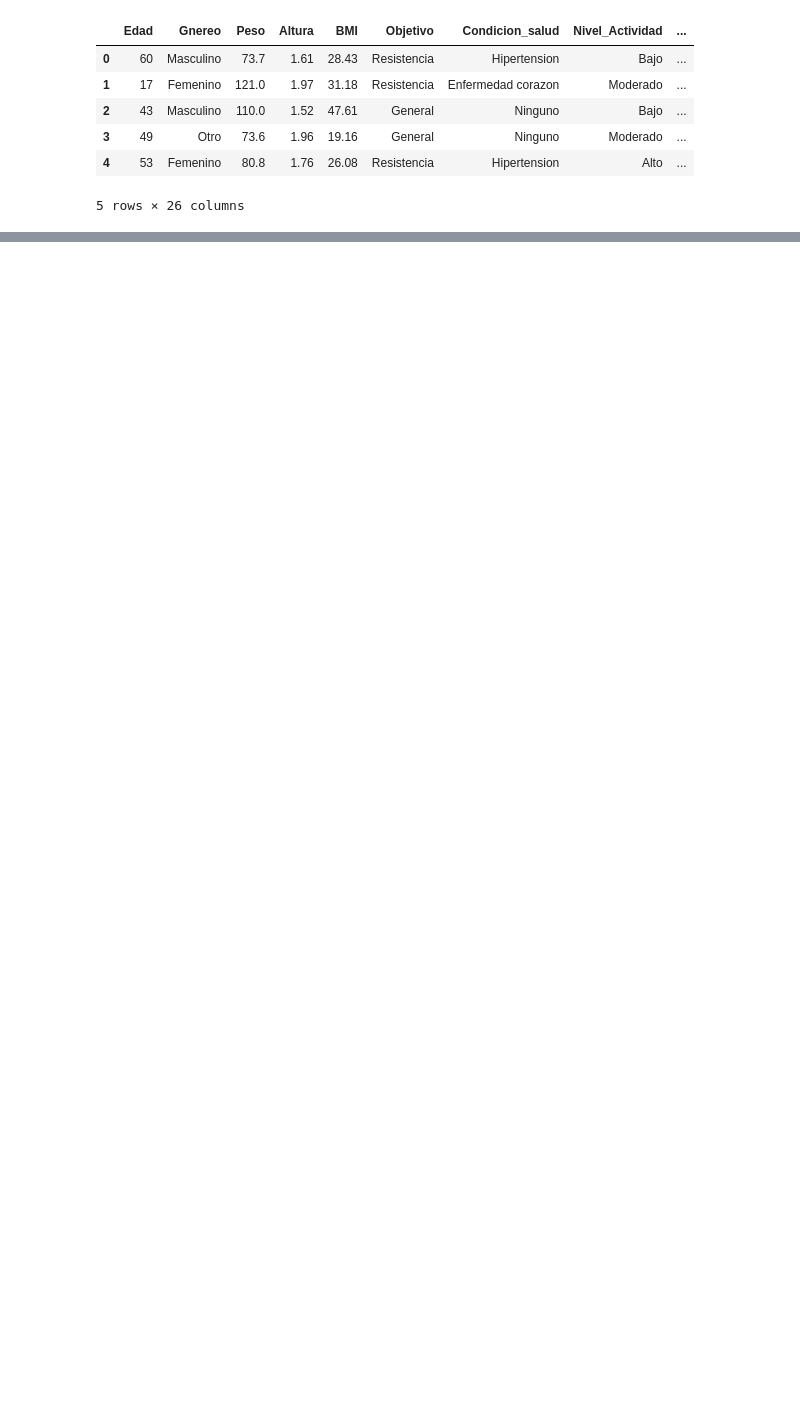
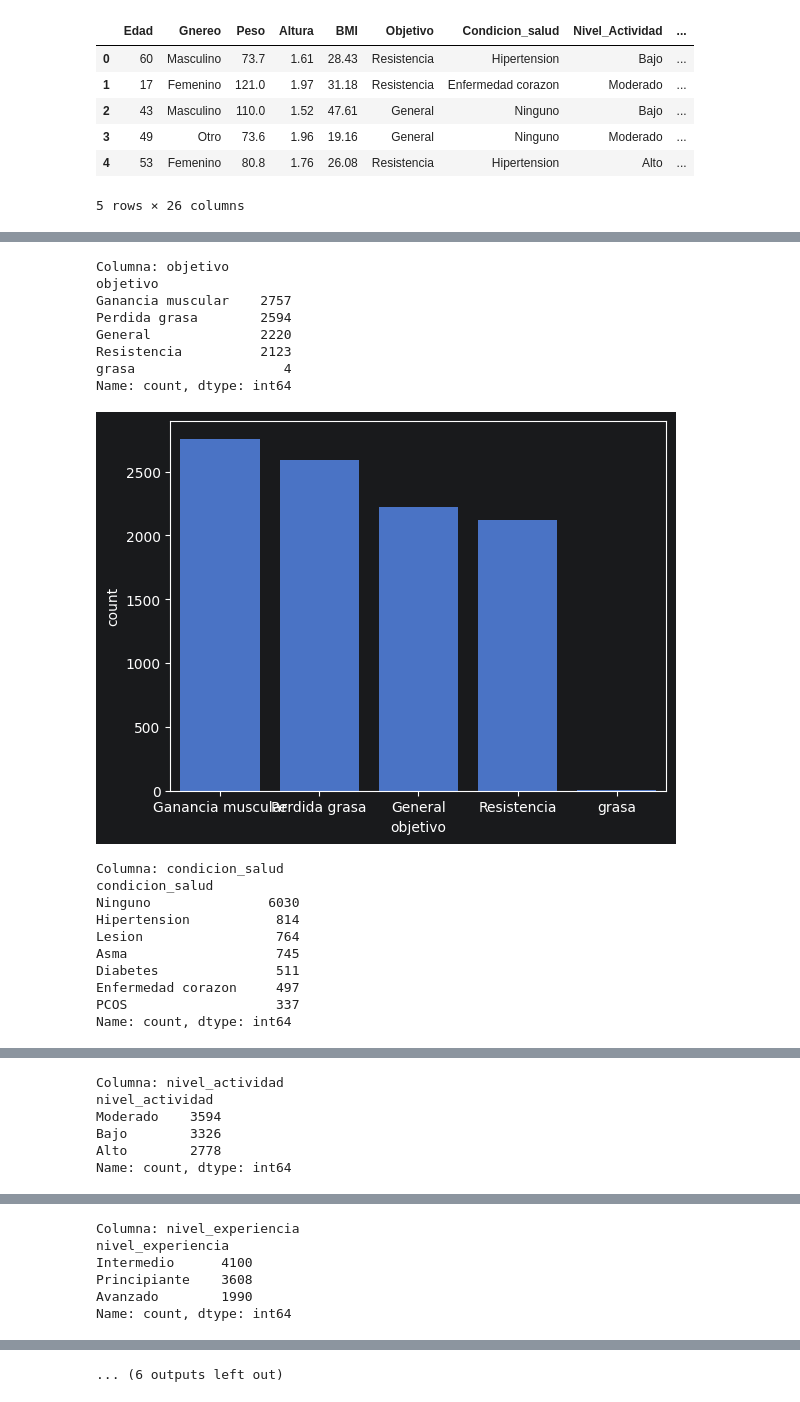
Before and after one commit to ML-2026-10/Lab3-Classfication, a Jupyter notebook: ml_lab3.ipynb, the cells around one changed output, grey strips where cells are left out. Drawn from its saved outputs; the diff is of its cells as text; code cells hidden in the pictures; blank space fills up the shorter version.

```diff
--- a/ml_lab3.ipynb
+++ b/ml_lab3.ipynb
@@ -50,0 +132,27 @@ df.sample(5)
+# %%
+# Descripción de variables categóricas
+for col in categorical_cols:
+    print(f"\nColumna: {col}")
+    print(df[col].value_counts())
+    sns.countplot(data=df, x=col, order=df[col].value_counts().index)
+    plt.show()
+# %% [output]
+Columna: objetivo
+objetivo
+Ganancia muscular    2757
+Perdida grasa        2594
+General              2220
+Resistencia          2123
+grasa                   4
+Name: count, dtype: int64
+[figure, added]
+Columna: condicion_salud
+condicion_salud
+Ninguno               6030
+Hipertension           814
+Lesion                 764
+Asma                   745
+Diabetes               511
+Enfermedad corazon     497
+PCOS                   337
+Name: count, dtype: int64
@@ -50,0 +160,6 @@ df.sample(5)
+Columna: nivel_actividad
+nivel_actividad
+Moderado    3594
+Bajo        3326
+Alto        2778
+Name: count, dtype: int64
@@ -50,0 +167,6 @@ df.sample(5)
+Columna: nivel_experiencia
+nivel_experiencia
+Intermedio      4100
+Principiante    3608
+Avanzado        1990
+Name: count, dtype: int64
@@ -50,0 +193 @@ df.sample(5)
+... (6 outputs left out)
```
Also changed, not shown: parts of 16 cells of this notebook.
